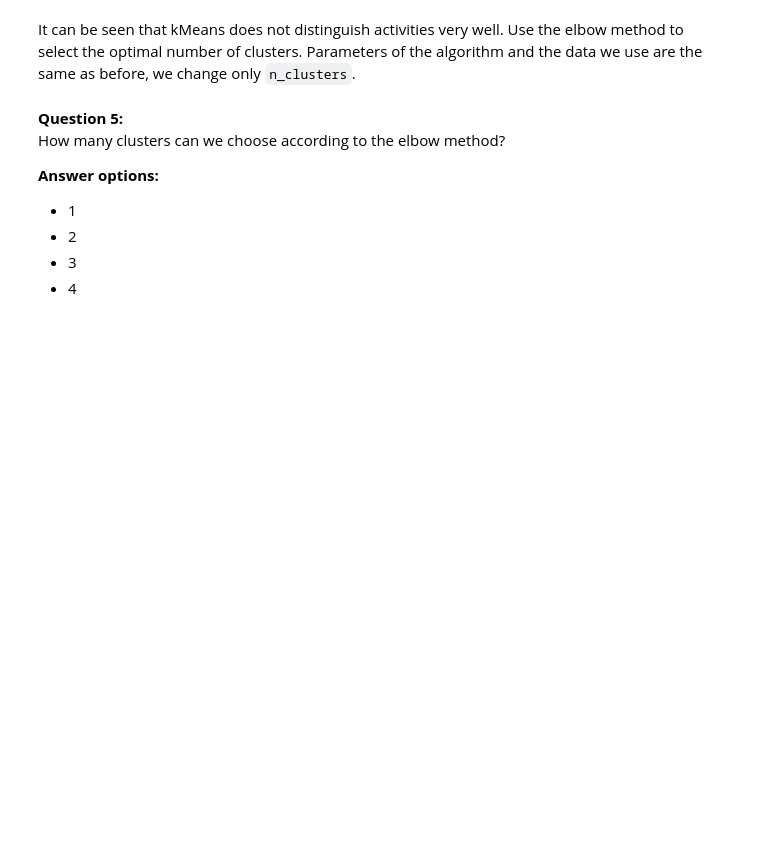
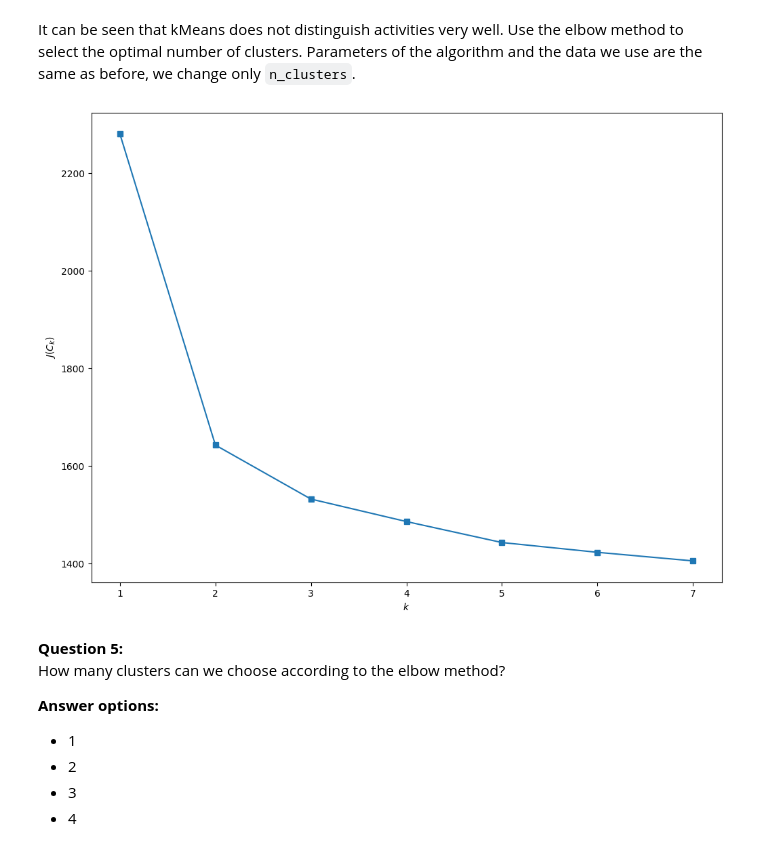
Before and after one commit to baha-celik-acn/internship-deliverables, a Jupyter notebook: mlcourse/topic_7_assignment.ipynb, the cells around one changed output. Saved outputs shown, nothing was run; the diff lists cells and outputs as text; code cells hidden in the pictures; blank space fills up the shorter version.

```diff
--- a/mlcourse/topic_7_assignment.ipynb
+++ b/mlcourse/topic_7_assignment.ipynb
@@ -290,3 +289,16 @@ It can be seen that kMeans does not distinguish activities very well. Use the el
+# %%
+from sklearn.cluster import KMeans
+
+inertia = []
+for k in range(1, 8):
+    kmeans = KMeans(n_clusters=k, random_state=RANDOM_STATE, n_init='auto').fit(X_pca)
+    inertia.append(np.sqrt(kmeans.inertia_))
+
+plt.plot(range(1, 8), inertia, marker="s")
+plt.xlabel("$k$")
+plt.ylabel("$J(C_k)$");
+# %% [output]
+[figure, added]
 # %% [markdown]
 **Question 5:** <br>
 How many clusters can we choose according to the elbow method? <br>
```
Also changed, not shown: parts of 24 cells of this notebook.
